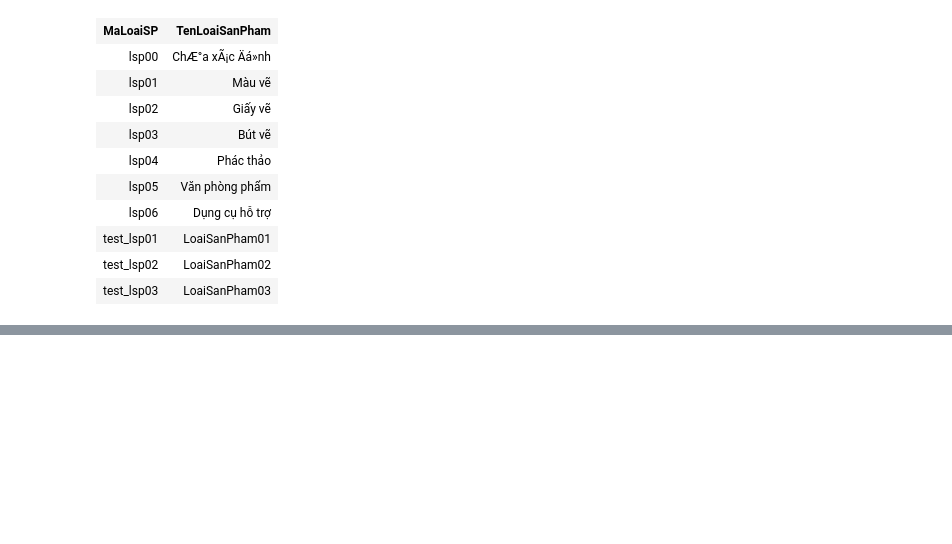
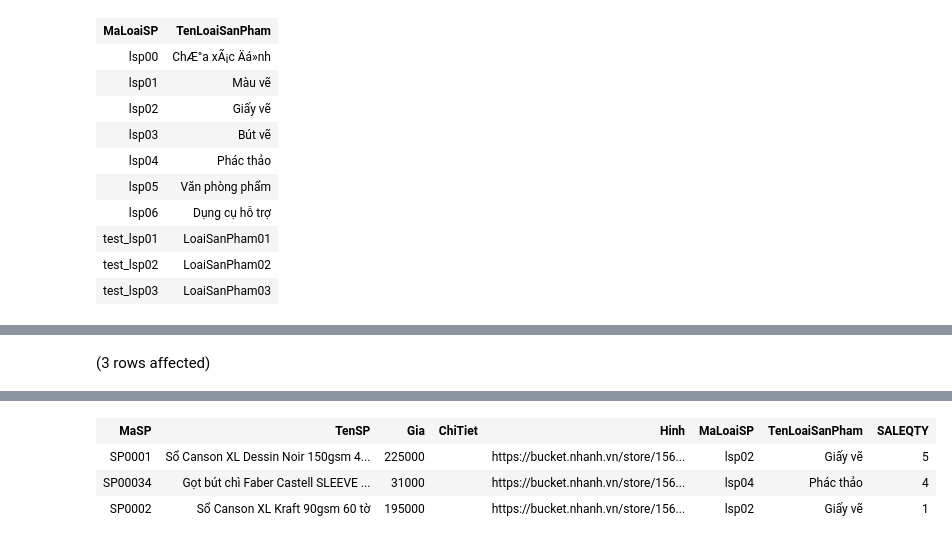
Before and after one commit to LienNTB/QuanLyHoaCu, a Jupyter notebook: data/2_ThemDuLieu.ipynb, the cells around one changed output, grey strips where cells are left out. Cells and saved outputs as stored; diff of their text form; code cells hidden in the pictures; blank space fills up the shorter version.

```diff
--- a/data/2_ThemDuLieu.ipynb
+++ b/data/2_ThemDuLieu.ipynb
@@ -357,0 +973,9 @@ Total execution time: 00:00:00.015
+# %%
+select  sp.MaSP, sp.TenSP, sp.Gia, sp.ChiTiet, sp.Hinh,sp.MaLoaiSP, lsp.TenLoaiSanPham, tk.SALEQTY from SanPham as sp,LoaiSanPham lsp,
+ (SELECT  sp.MaSP, SUM(cthd.SoLuong) SALEQTY
+        FROM SanPham AS sp INNER JOIN ChiTietHoaDon AS cthd
+          ON sp.MaSP = cthd.MaSP GROUP BY sp.MaSP) as tk
+        where sp.maSP=tk.MaSP and sp.MaLoaiSP=lsp.MaLoaiSP
+        order by tk.SALEQTY DESC
+# %% [output]
+(3 rows affected)
@@ -357,0 +983,4 @@ Total execution time: 00:00:00.015
+| MaSP | TenSP | Gia | ChiTiet | Hinh | MaLoaiSP | TenLoaiSanPham | SALEQTY |
+| SP0001 | Sổ Canson XL Dessin Noir 150gsm 4... | 225000 |  | https://bucket.nhanh.vn/store/156... | lsp02 | Giấy vẽ | 5 |
+| SP00034 | Gọt bút chì Faber Castell SLEEVE ... | 31000 |  | https://bucket.nhanh.vn/store/156... | lsp04 | Phác thảo | 4 |
+| SP0002 | Sổ Canson XL Kraft 90gsm 60 tờ | 195000 |  | https://bucket.nhanh.vn/store/156... | lsp02 | Giấy vẽ | 1 |
```
Also changed, not shown: parts of 18 cells of this notebook, 13 other files.
